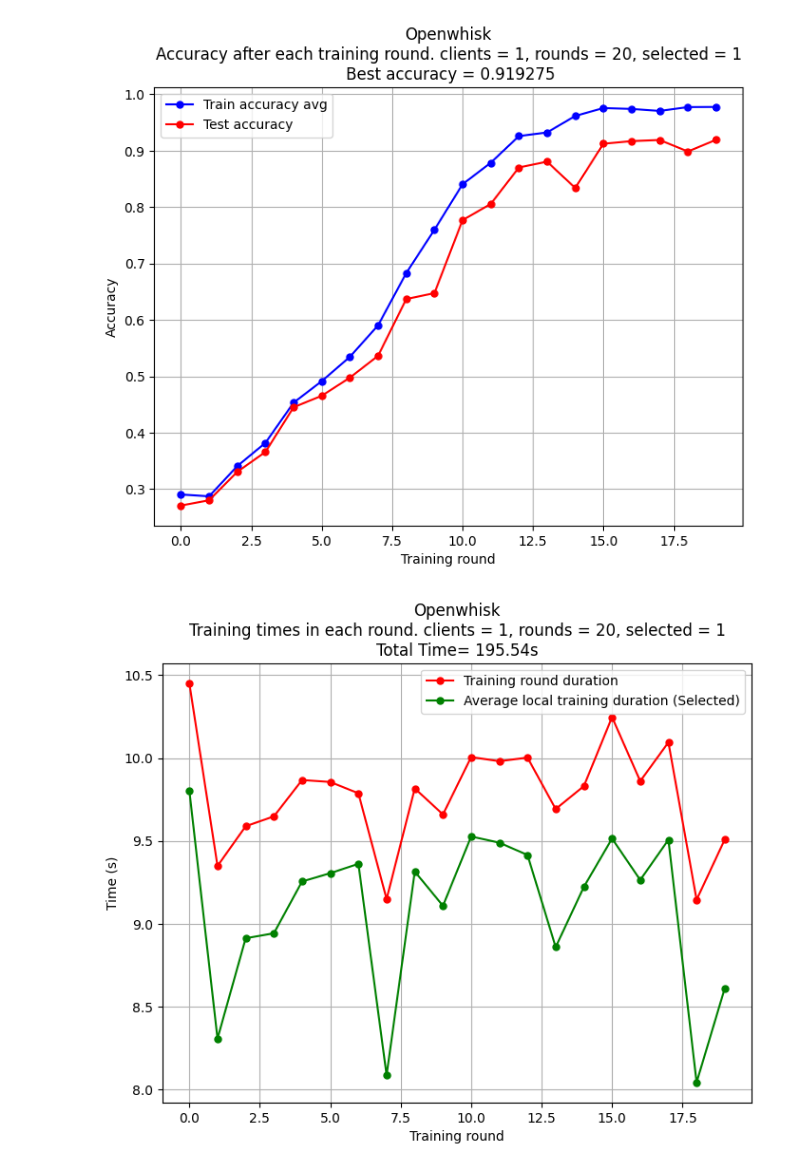
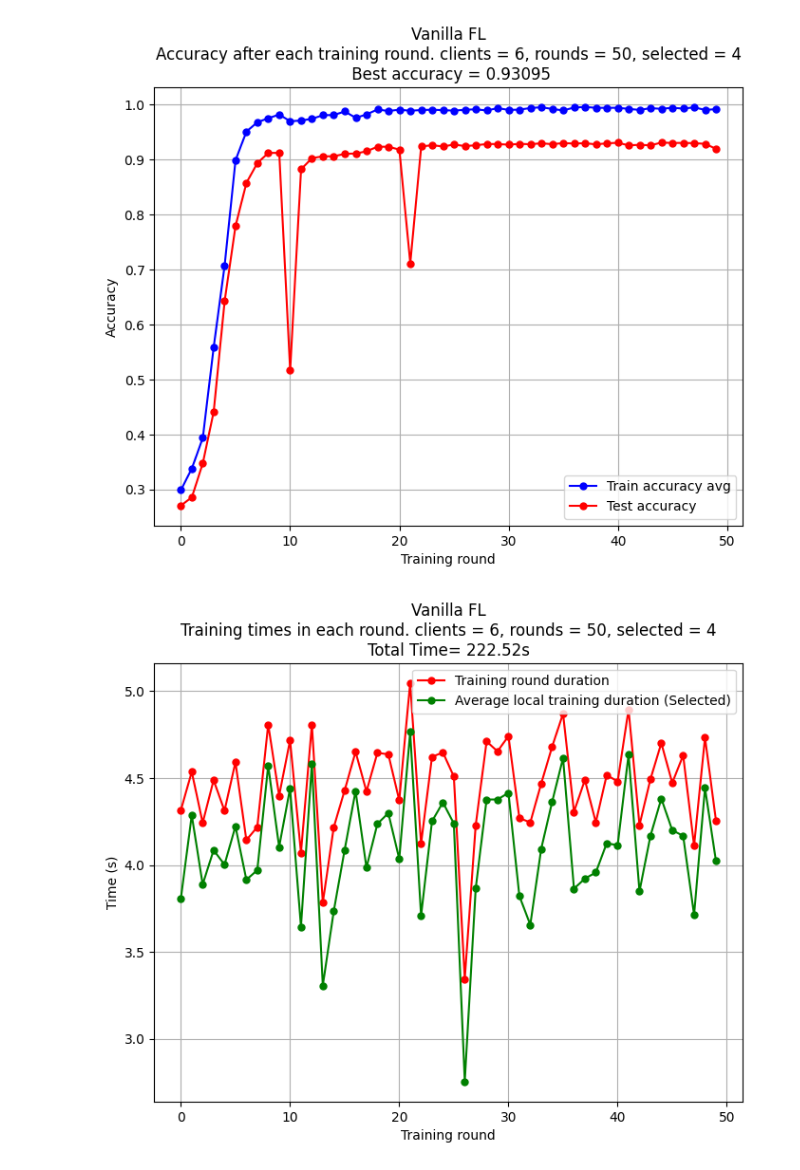
Before and after one commit to r-gg/serverless-computing, a Jupyter notebook: vanilla-fl/experimentation_data_processing.ipynb, the cells around one changed output. Saved outputs shown, nothing was run; the diff lists cells and outputs as text; code cells hidden in the pictures.

Commit message:
regenerated plots for vanilla fl because of wrong headline text

```diff
--- a/vanilla-fl/experimentation_data_processing.ipynb
+++ b/vanilla-fl/experimentation_data_processing.ipynb
@@ -6,7 +6,7 @@ import numpy as np
 import pandas as pd
 
 local_file_path = './results/'
-file_name = 'result_emnist_rounds_20_clients_12_selected_10.txt'
+file_name = 'result_emnist_rounds_50_clients_6_selected_4.txt'
 local = False  # Set to true if you want to use the already existing pickle files and not download from Minio
 
 if not os.path.exists("plots"):
@@ -148,7 +148,7 @@ plt.plot(x, y2, label='Test accuracy', linestyle='-', marker='o', markersize=5,
 plt.xlabel('Training round')
 plt.ylabel('Accuracy')
 plt.title(
-    f'Openwhisk\nAccuracy after each training round. clients = {clients}, rounds = {rounds}, selected = {selected}\n Best accuracy = {test_accuracies.max()}')
+    f'Vanilla FL\nAccuracy after each training round. clients = {clients}, rounds = {rounds}, selected = {selected}\n Best accuracy = {test_accuracies.max()}')
 
 plt.legend()
 
@@ -157,34 +157,34 @@ plt.grid(True)
 #plt.show()
 plt.savefig(f'./plots/accuracies_c{clients}r{rounds}s{selected}', dpi=300)
 # %% [output]
-[figure, old version]
+[figure, new version]
 # %%
 limit = clients * rounds
 # %%
 # Create sample data for two line plots
 x = np.arange(len(train_accuracies))
 y1 = training_time_server
 y2 = train_round_durations_clients
 # Create the first line plot with dots
 plt.figure(figsize=(8, 6))
 
 # Create the second line plot with dots
 plt.plot(x, y1, label='Training round duration', linestyle='-', marker='o', markersize=5, color='red')
 
 plt.plot(x, y2, label='Average local training duration (Selected)', linestyle='-', marker='o', markersize=5,
          color='green')
 
 # Add labels and a legend
 plt.xlabel('Training round')
 plt.ylabel('Time (s)')
 plt.title(
-    f'Openwhisk\nTraining times in each round. clients = {clients}, rounds = {rounds}, selected = {selected}\nTotal Time= {np.round(training_time, 2)}s')
+    f'Vanilla FL\nTraining times in each round. clients = {clients}, rounds = {rounds}, selected = {selected}\nTotal Time= {np.round(training_time, 2)}s')
 
 plt.legend()
 
 # Show the plot
 plt.grid(True)
 #plt.show()
 plt.savefig(f'./plots/time_c{clients}r{rounds}s{selected}', dpi=300)
 # %% [output]
-[figure, old version]
+[figure, new version]
```
Also changed, not shown: parts of 1 cell of this notebook, 12 other files.
